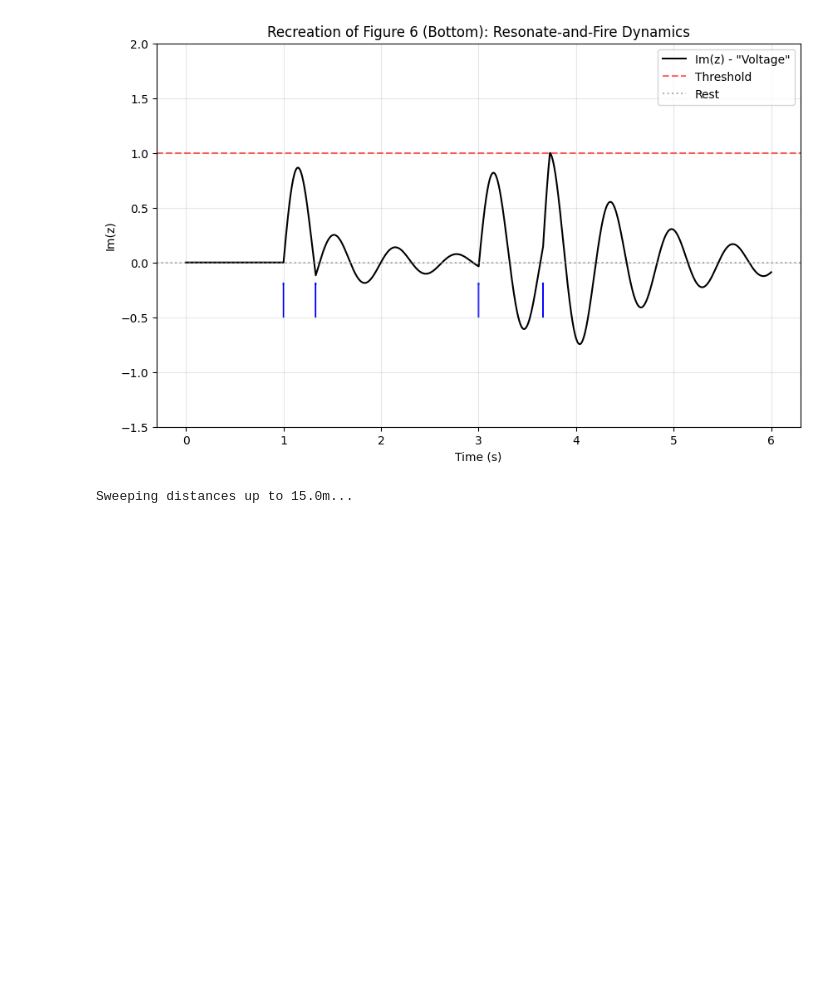
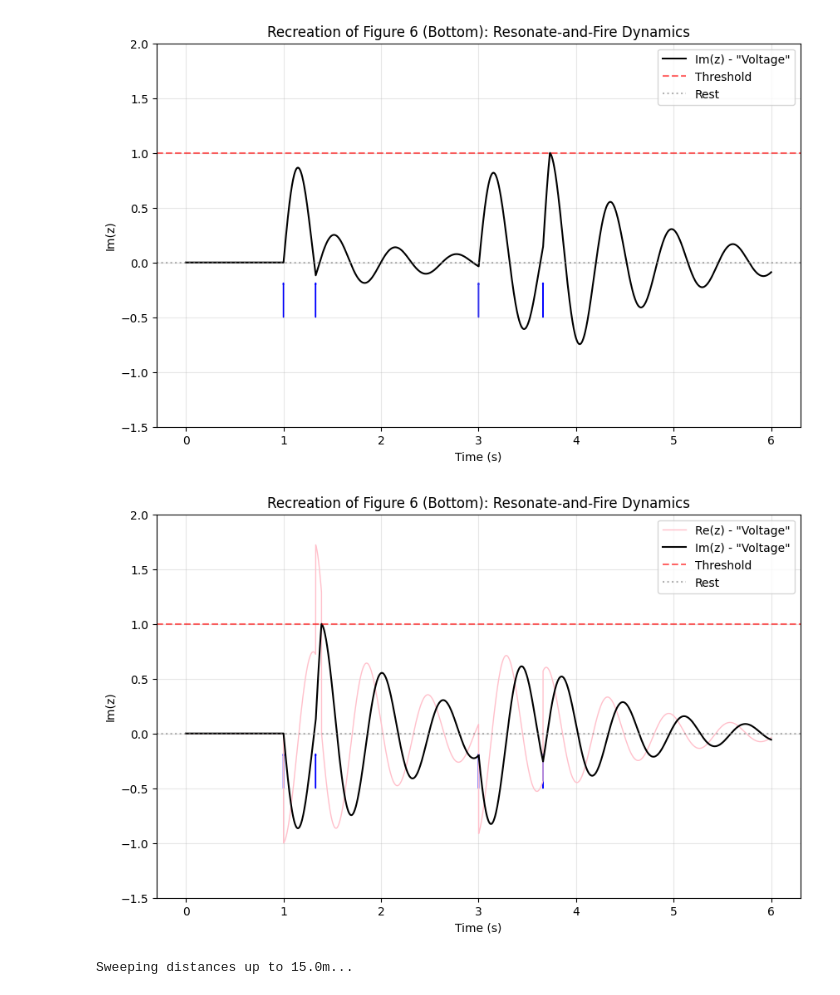
Before and after one commit to jackhenry02/Radar_SNN_2, a Jupyter notebook: cochlea_notebooks/RF_neurons.ipynb, the cells around one changed output. Drawn from its saved outputs; the diff is of its cells as text; code cells hidden in the pictures; blank space fills up the shorter version.

Commit message:
Extra simulation

```diff
--- a/cochlea_notebooks/RF_neurons.ipynb
+++ b/cochlea_notebooks/RF_neurons.ipynb
@@ -71,4 +71,78 @@ def resonate_and_fire_simulation():
 resonate_and_fire_simulation()
 # %% [output]
 [figure]
+# %%
+
+
+def resonate_and_fire_simulation_v2():
+    # --- Parameters from Izhikevich 2001 ---
+    # "We use b = -1 and omega = 10 in most of our illustrations" [cite: 159]
+    b = -1.0
+    omega = 10.0
+    dt = 0.001       # 1ms time step (Simulating small delta)
+    threshold = 1.0  # Firing threshold for Im(z)
+    reset_val = 0 + 1j # Reset to i
+
+    # Simulation duration
+    time = np.arange(0, 6, dt) # 0.6 seconds
+    z = np.zeros_like(time, dtype=complex)
+
+    # Input Pulses (matches Fig 6 pulses roughly)
+    # We add pulses at t=0.1s and t=0.3s approx
+    I = np.zeros_like(time)
+    pulse_strength = 1000.0 # Arbitrary strength to cause a jump in discrete time
+
+    # Add two pulses
+    pulse_indices = [int(1/dt), int(1.33/dt), int(3/dt), int(3.66/dt)]
+    for idx in pulse_indices:
+        if idx == int(1/dt):
+            I[idx] = -pulse_strength
+        elif idx == int(3/dt):
+            I[idx] = -pulse_strength
+        else:
+            I[idx] = pulse_strength
+
+    # --- Simulation Loop (Euler Integration) ---
+    spikes = []
+
+    for t in range(1, len(time)):
+        # 1. Calculate Derivative: dz/dt = (b + iw)z + Input
+        # Note: Input I typically affects the Real part (Current) [cite: 157]
+        dz = (b + 1j * omega) * z[t-1] + I[t-1]
+
+        # 2. Update State
+        z[t] = z[t-1] + dz * dt
+
+        # 3. Check Threshold (Im(z) > 1)
+        if z[t].imag > threshold:
+            z[t] = reset_val # Reset logic
+            spikes.append(time[t])
+            # Optional: In plots, we often clip the spike for visual cleanliness
+            # but biologically it resets.
+
+    # --- Plotting to Match Figure 6 ---
+    plt.figure(figsize=(10, 6))
+
+    # Plot Real and Imaginary parts
+    # The paper plots Im(z) as the "Voltage-like" variable
+    plt.plot(time, z.real, 'k-', color='pink', linewidth=1, label='Re(z) - "Voltage"')
+    plt.plot(time, z.imag, 'k-', linewidth=1.5, label='Im(z) - "Voltage"')
+    plt.axhline(y=1.0, color='r', linestyle='--', alpha=0.6, label='Threshold')
+    plt.axhline(y=0.0, color='gray', linestyle=':', alpha=0.6, label='Rest')
+
+    # Visualize Pulses
+    for t_pulse in np.array(pulse_indices)*dt:
+        plt.arrow(t_pulse, -0.5, 0, 0.3, width=0.002, head_width=0.01, color='blue', label='Input Pulse' if t_pulse==0.1 else "")
+
+    plt.title("Recreation of Figure 6 (Bottom): Resonate-and-Fire Dynamics")
+    plt.xlabel("Time (s)")
+    plt.ylabel("Im(z)")
+    plt.ylim(-1.5, 2.0)
+    plt.legend(loc='upper right')
+    plt.grid(True, alpha=0.3)
+    plt.show()
+
+resonate_and_fire_simulation_v2()
+# %% [output]
+[figure, added]
 # %%
```
Also changed, not shown: parts of 1 cell of this notebook.
